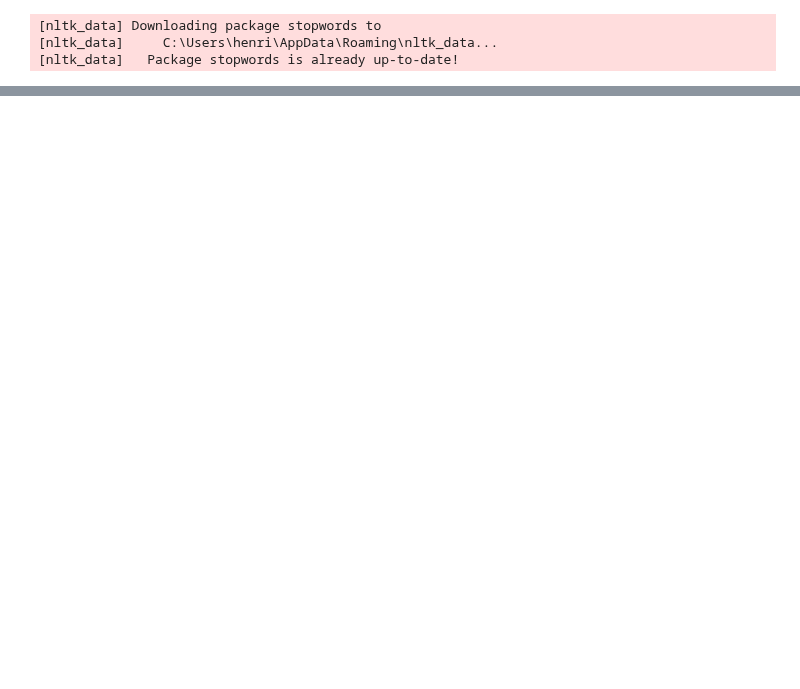
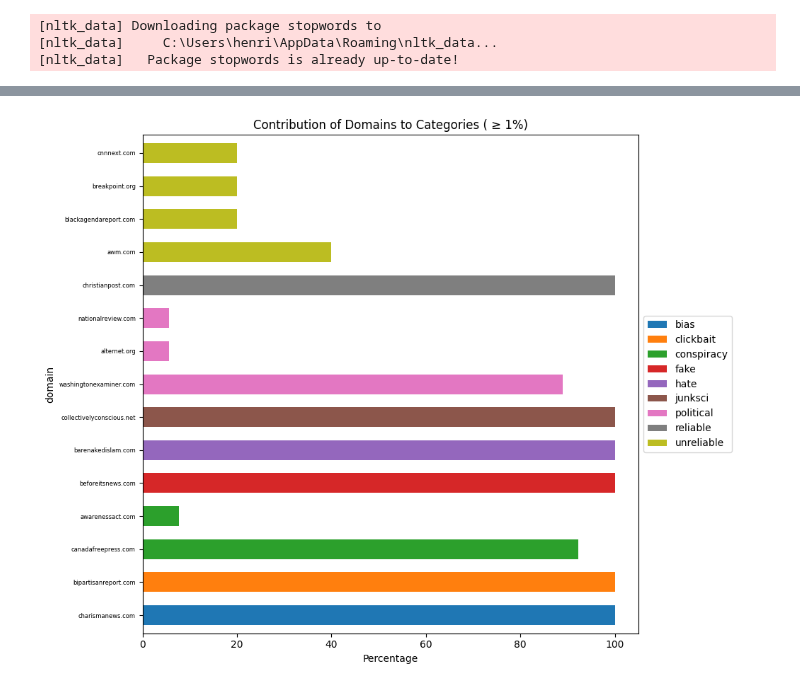
Before and after one commit to henrikdchristensen/DIKU-DS-Exam-FakeNewsDetection, a Jupyter notebook: src/bookhc.ipynb, the cells around one changed output, grey strips where cells are left out. Cells and saved outputs as stored; diff of their text form; code cells hidden in the pictures; blank space fills up the shorter version.

```diff
--- a/src/bookhc.ipynb
+++ b/src/bookhc.ipynb
@@ -80,0 +71,4 @@ Article_type_frequency.plotDistribution()
+# %%
+Stat.plot_domain_contribution(threshold=1)
+# %% [output]
+[figure, added]
```
Also changed, not shown: parts of 9 cells of this notebook, 1 other file.
